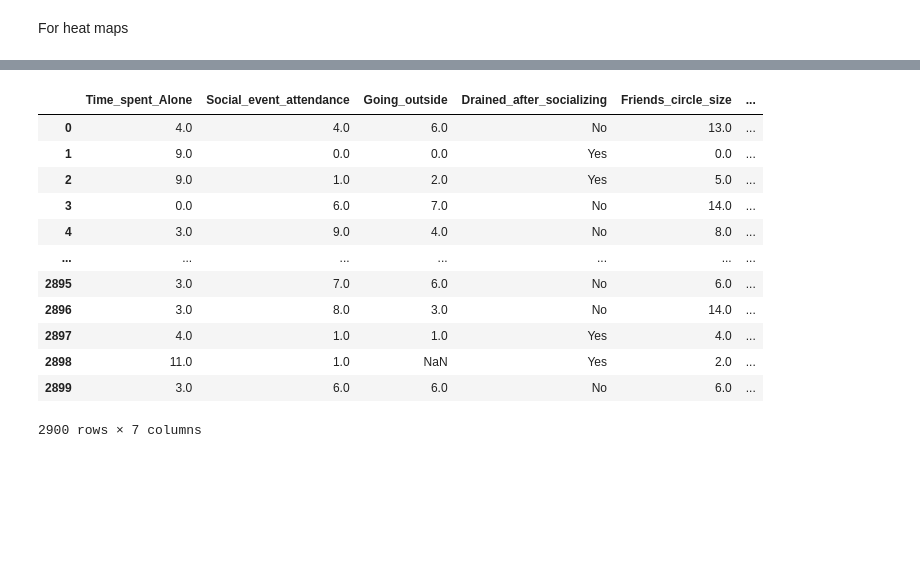
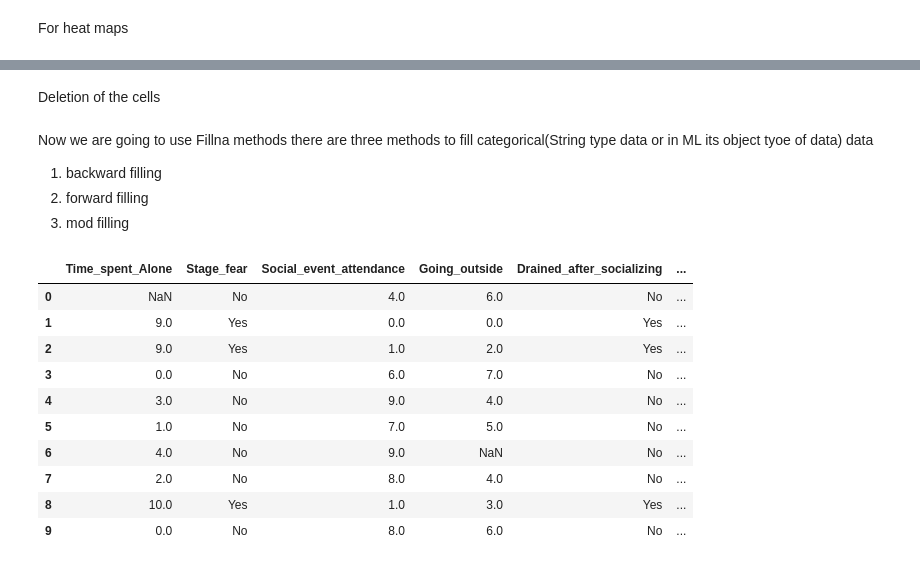
Before and after one commit to gitcrusher/DataScience, a Jupyter notebook: Personality_Analysis/main1.ipynb, the cells around one changed output, grey strips where cells are left out. Saved outputs shown, nothing was run; the diff lists cells and outputs as text; code cells hidden in the pictures; blank space fills up the shorter version.

```diff
--- a/Personality_Analysis/main1.ipynb
+++ b/Personality_Analysis/main1.ipynb
@@ -70,21 +72,29 @@ plt.show()
+# %% [markdown]
+Deletion of the cells
 # %%
-df.drop(columns=["Stage_fear"]) #Drops the column but returns a new DataFrame
+# df.drop(columns=["Stage_fear"]) #Drops the column but returns a new DataFrame
+
+# df.drop(columns=["Stage_fear"],inplace=True) #Drops the column in-place (modifies df directly)
+
+# df.dropna(inplace=True) #it deletes aqll the null values
+# ((2900-2538)/2901)*100 # it shows that around 12.4 percent data is removed whcih is too much
-# %% [output]
-|  | Time_spent_Alone | Social_event_attendance | Going_outside | Drained_after_socializing | Friends_circle_size | ... |
-| 0 | 4.0 | 4.0 | 6.0 | No | 13.0 | ... |
-| 1 | 9.0 | 0.0 | 0.0 | Yes | 0.0 | ... |
-| 2 | 9.0 | 1.0 | 2.0 | Yes | 5.0 | ... |
-| 3 | 0.0 | 6.0 | 7.0 | No | 14.0 | ... |
-| 4 | 3.0 | 9.0 | 4.0 | No | 8.0 | ... |
-| ... | ... | ... | ... | ... | ... | ... |
-| 2895 | 3.0 | 7.0 | 6.0 | No | 6.0 | ... |
-| 2896 | 3.0 | 8.0 | 3.0 | No | 14.0 | ... |
-| 2897 | 4.0 | 1.0 | 1.0 | Yes | 4.0 | ... |
-| 2898 | 11.0 | 1.0 | NaN | Yes | 2.0 | ... |
-| 2899 | 3.0 | 6.0 | 6.0 | No | 6.0 | ... |
-2900 rows × 7 columns
-# %%
-df.drop(columns=["Stage_fear"],inplace=True) #Drops the column in-place (modifies df directly)
-# %%
-df.dropna(inplace=True)
-()
+# %% [markdown]
+Now we are going to use Fillna methods
+there are three methods to fill categorical(String type data or in ML its object tyoe of data) data
+1) backward filling
+2) forward filling
+3) mod filling
+# %%
+df.head(10)
+# %% [output]
+|  | Time_spent_Alone | Stage_fear | Social_event_attendance | Going_outside | Drained_after_socializing | ... |
+| 0 | NaN | No | 4.0 | 6.0 | No | ... |
+| 1 | 9.0 | Yes | 0.0 | 0.0 | Yes | ... |
+| 2 | 9.0 | Yes | 1.0 | 2.0 | Yes | ... |
+| 3 | 0.0 | No | 6.0 | 7.0 | No | ... |
+| 4 | 3.0 | No | 9.0 | 4.0 | No | ... |
+| 5 | 1.0 | No | 7.0 | 5.0 | No | ... |
+| 6 | 4.0 | No | 9.0 | NaN | No | ... |
+| 7 | 2.0 | No | 8.0 | 4.0 | No | ... |
+| 8 | 10.0 | Yes | 1.0 | 3.0 | Yes | ... |
+| 9 | 0.0 | No | 8.0 | 6.0 | No | ... |
```
Also changed, not shown: parts of 11 cells of this notebook.
